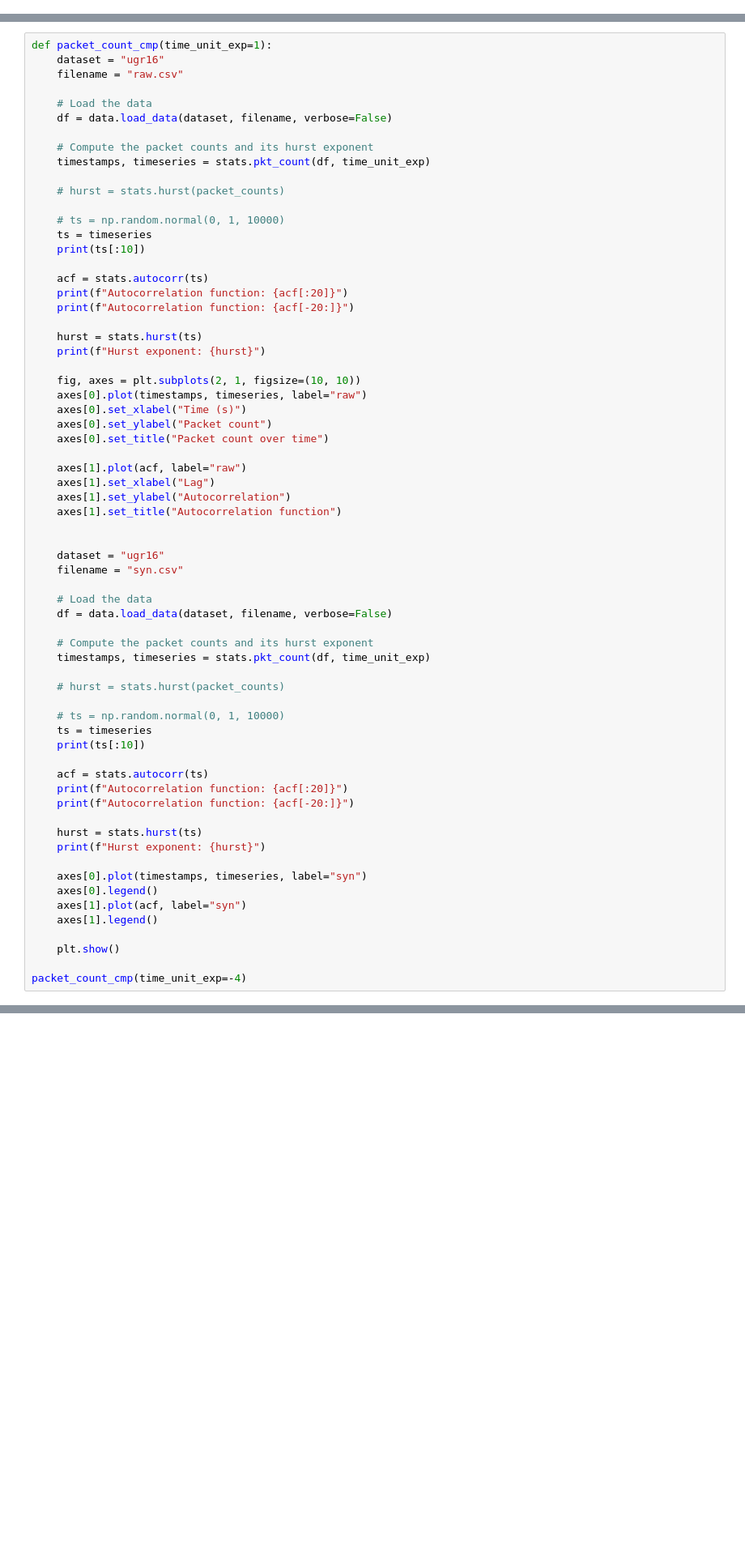
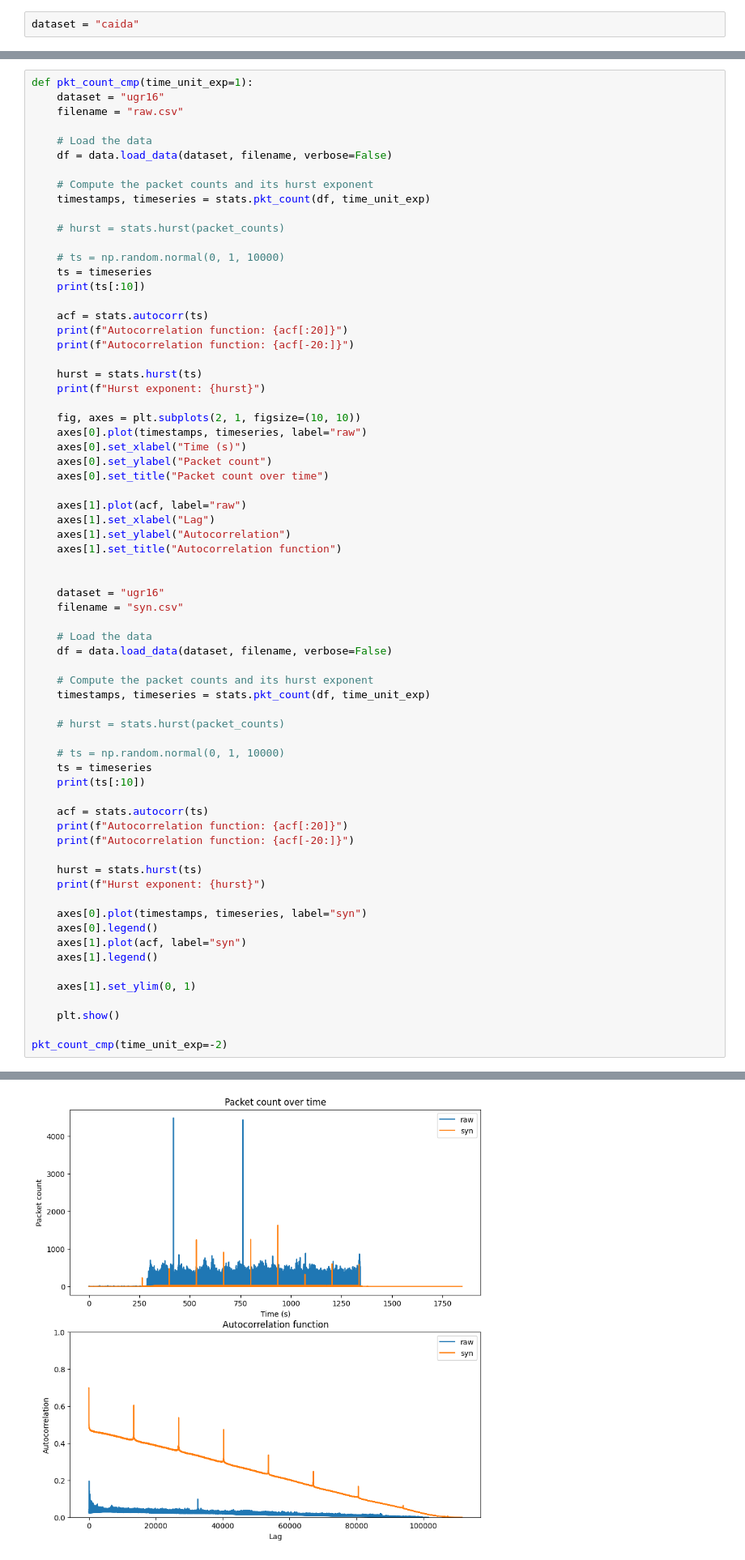
Before and after one commit to Xinyu-Li-123/Network_Traffic_Analysis, a Jupyter notebook: example.ipynb, the cells around one changed output, grey strips where cells are left out. Shown at 81% size. Cells and saved outputs as stored; diff of their text form; blank space fills up the shorter version.

```diff
--- a/example.ipynb
+++ b/example.ipynb
@@ -9,2 +6,4 @@ filename = "raw.csv"
+# %%
+dataset = "caida"
 # %%
 def tmp():
@@ -43,5 +42,5 @@ Hurst exponent: 0.28
 # %%
-def packet_count_cmp(time_unit_exp=1):
+def pkt_count_cmp(time_unit_exp=1):
     dataset = "ugr16"
     filename = "raw.csv"
 
@@ -103,9 +102,11 @@ def packet_count_cmp(time_unit_exp=1):
     axes[1].plot(acf, label="syn")
     axes[1].legend()
 
+    axes[1].set_ylim(0, 1)
+
     plt.show()
 
-packet_count_cmp(time_unit_exp=-4)
+pkt_count_cmp(time_unit_exp=-2)
 # %% [output]
 Loading data from:
         data/ugr16/raw.csv
@@ -127,3 +128,4 @@ Time unit 1.0e-04 has 988360 bars
+[figure, added]
 # %%
 def byte_count_cmp(time_unit_exp=1):
     dataset = "ugr16"
```
Also changed, not shown: parts of 5 cells of this notebook, 3 other files.
